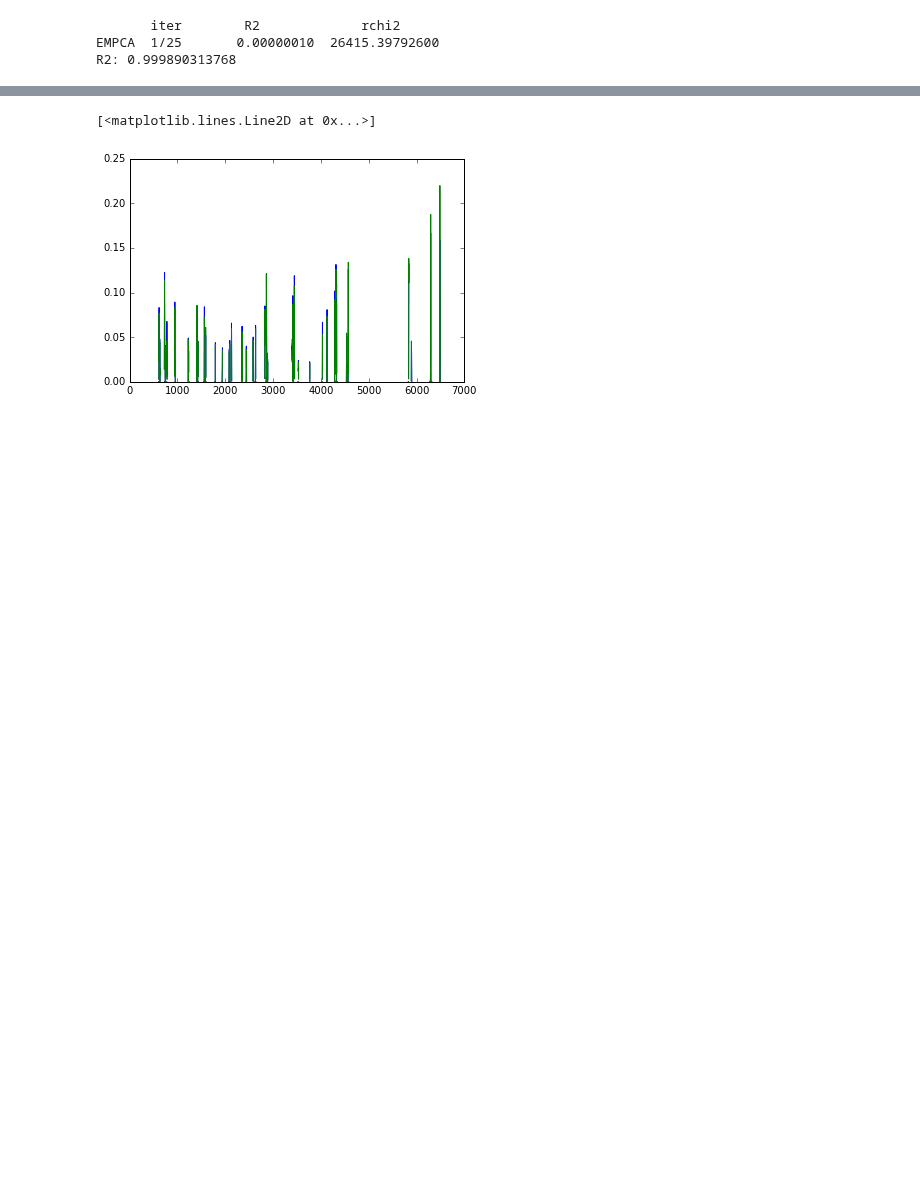
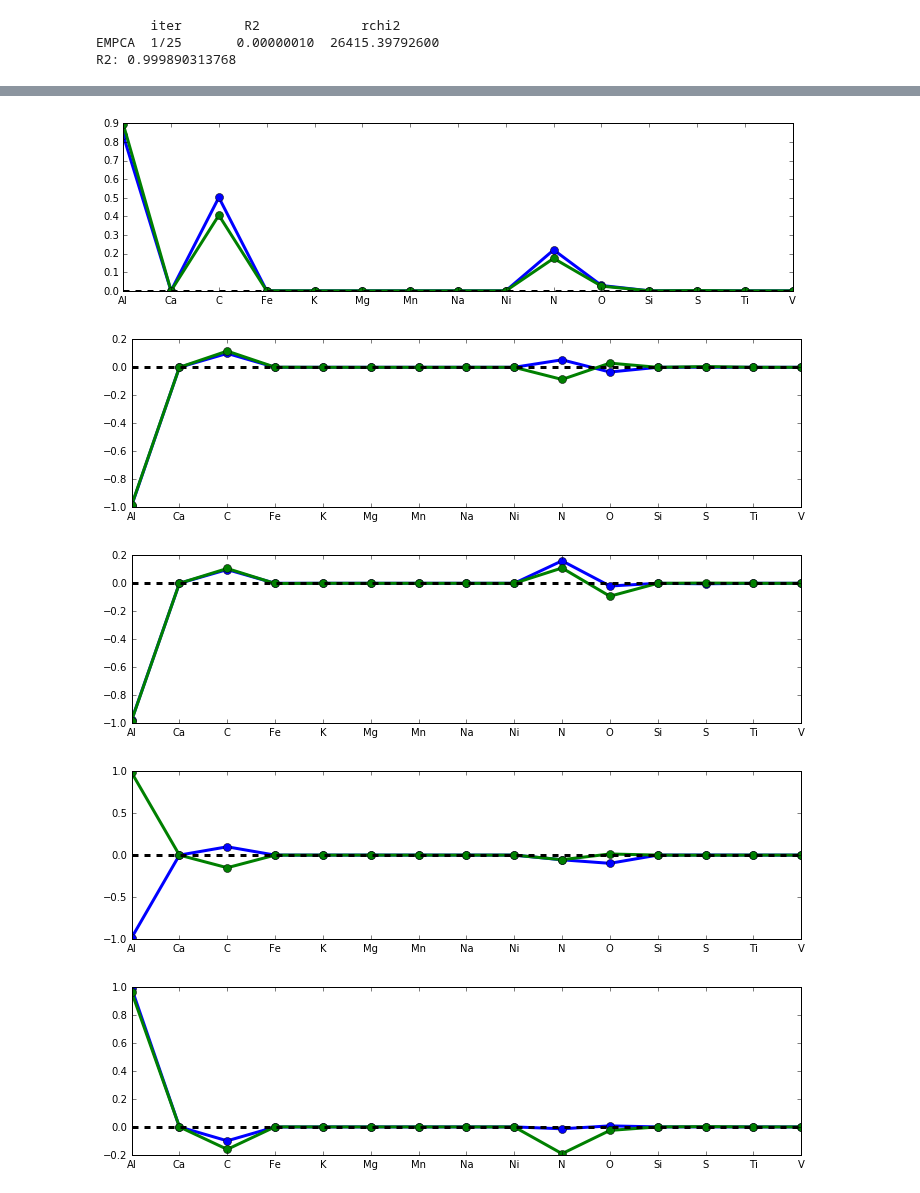
Before and after one commit to NatalieP-J/rcapogee-plots, a Jupyter notebook: test_empca.ipynb, the cells around one changed output, grey strips where cells are left out. Saved outputs shown, nothing was run; the diff lists cells and outputs as text; code cells hidden in the pictures; blank space fills up the shorter version.

```diff
--- a/test_empca.ipynb
+++ b/test_empca.ipynb
@@ -48,9 +43,26 @@ from run_empca import *
 # %%
 resize_pix_eigvecs(falsespecs.T,m1,nstars=5)
 resize_pix_eigvecs(falsespecs.T,m2,nstars=5)
-# %%
-plt.plot(m1.eigvec[0])
-plt.plot(m2.eigvec[0])
-# %% [output]
-[<matplotlib.lines.Line2D at 0x...>]
-[figure, removed]
+# %%
+m1elem = np.zeros((5,len(elems)))
+for ind in range(len(elems)):
+    for vec in range(5):
+        m1elem[vec][ind] = np.ma.sum(np.ma.masked_array(pf.normweights(elemwindows[elems[ind]]))*m1.eigvec[vec])
+# %%
+m2elem = np.zeros((5,len(elems)))
+for ind in range(len(elems)):
+    for vec in range(5):
+        m2elem[vec][ind] = np.ma.sum(np.ma.masked_array(pf.normweights(elemwindows[elems[ind]]))*m2.eigvec[vec])
+# %%
+for n in range(5):
+    plt.figure(figsize=(12,3))
+    plt.plot(norm_eigvec(m1elem[n]),marker='o',linewidth = 3,markersize=8)
+    plt.plot(norm_eigvec(m2elem[n]),marker='o',linewidth = 3,markersize=8)
+    plt.axhline(0,linestyle='--',color='k',linewidth=3)
+    plt.xticks(range(len(elems)),elems)
+# %% [output]
+[figure, added]
+[figure, added]
+[figure, added]
+[figure, added]
+[figure, added]
```
Also changed, not shown: parts of 2 cells of this notebook.
